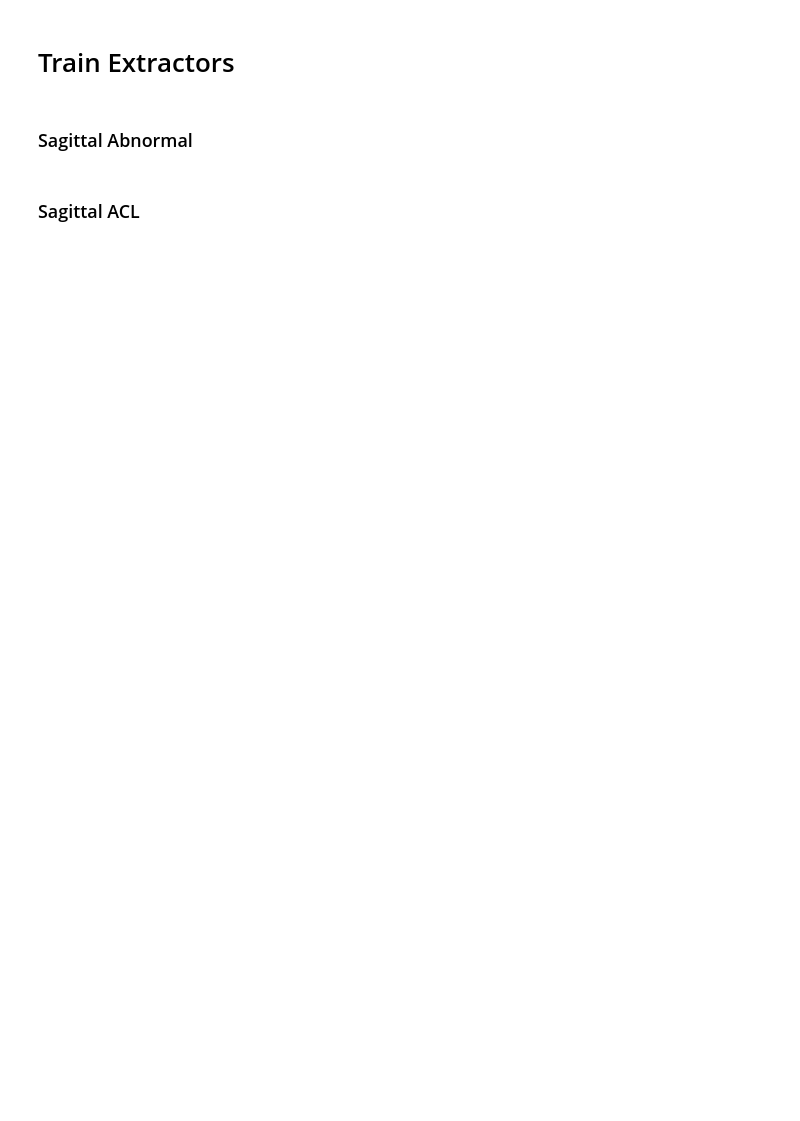
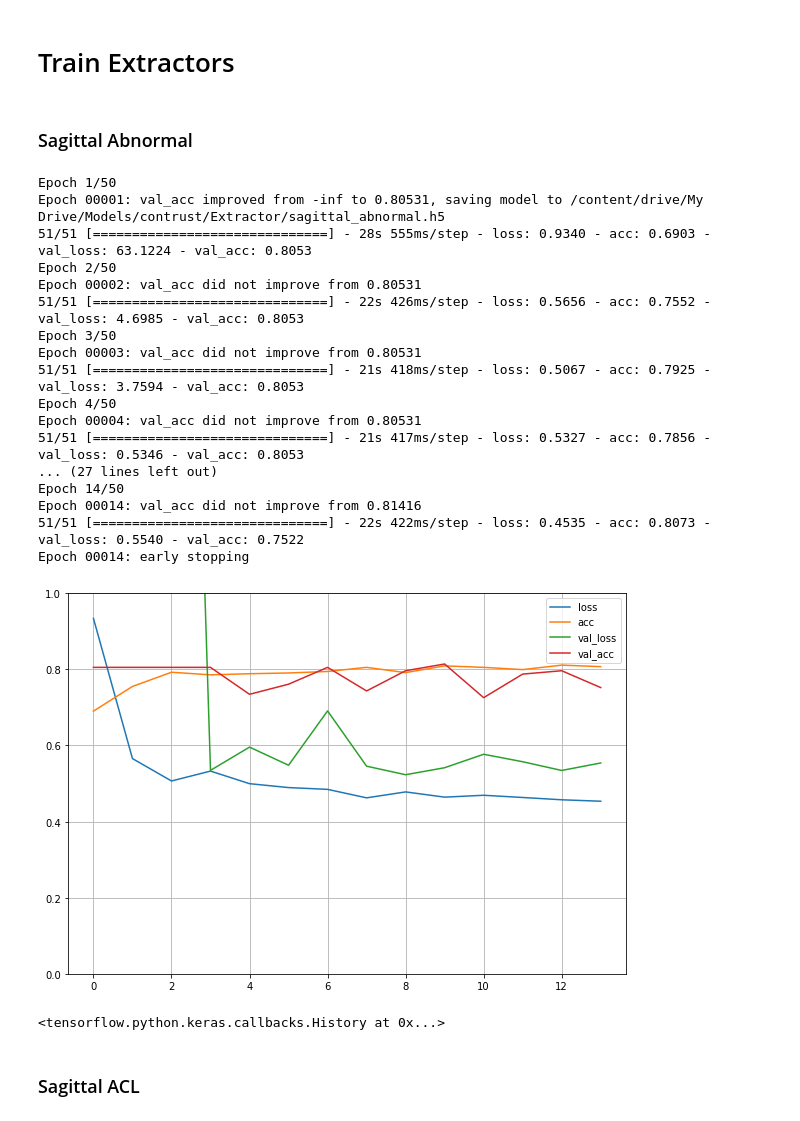
Before and after one commit to Jamaleldin/MRNET-for-Knee-Diagnosis, a Jupyter notebook: MRI_Contrast.ipynb, the cells around one changed output. Drawn from its saved outputs; the diff is of its cells as text; code cells hidden in the pictures; blank space fills up the shorter version.

```diff
--- a/MRI_Contrast.ipynb
+++ b/MRI_Contrast.ipynb
@@ -43,17 +46,25 @@ def extractor():
     model.add(BatchNormalization(axis=1))
     model.add(Activation('relu'))
     model.add(MaxPooling2D(pool_size=(2, 2)))
-
+    # forth block
+    model.add(Conv2D(256, (3, 3), padding='same'))
+    model.add(BatchNormalization(axis=1))
+    model.add(Activation('relu'))
+    model.add(Conv2D(256, (3, 3)))
+    model.add(BatchNormalization(axis=1))
+    model.add(Activation('relu'))
+    model.add(MaxPooling2D(pool_size=(2, 2)))
 
     # This part is to be removed as the same approach used before
-    # model.add(Flatten(name='flat_021'))
-    # model.add(Dense(1024,name='dense_022'))
-    # model.add(BatchNormalization(axis=1,name='batch_0023'))
-    # model.add(Activation('relu',name='relu_024'))
-    # model.add(Dense(1,name='dense_025'))
-    # model.add(Activation('sigmoid',name='soft_026'))
+    model.add(Flatten(name='flat_021'))
+    model.add(Dropout(0.5))
+    model.add(Dense(512,name='dense_022'))
+    model.add(BatchNormalization(axis=1,name='batch_0023'))
+    model.add(Activation('relu',name='relu_024'))
+    model.add(Dense(1,name='dense_025'))
+    model.add(Activation('sigmoid',name='sig_026'))
 
-    model.compile(loss='binary_crossentropy', optimizer=optimizers.Adam(1e-5), metrics=['acc'])
+    model.compile(loss='binary_crossentropy', optimizer='nadam', metrics=['acc'])
     return model
 # %%
 extractor().summary()
@@ -81,8 +123,28 @@ _________________________________________________________________
 
 ### Sagittal Abnormal
 # %%
-contrast_cnn = getCNN()
-processing.train_extractor(contrast_cnn, processing.inception, processing.sagittal, processing.abnormal)
+contrast_cnn = extractor()
+processing.train_extractor(contrast_cnn, processing.contrust, processing.sagittal, processing.abnormal)
+# %% [output]
+Epoch 1/50
+Epoch 00001: val_acc improved from -inf to 0.80531, saving model to /content/drive/My Drive/Models/contrust/Extractor/sagittal_abnormal.h5
+51/51 [==============================] - 28s 555ms/step - loss: 0.9340 - acc: 0.6903 - val_loss: 63.1224 - val_acc: 0.8053
+Epoch 2/50
+Epoch 00002: val_acc did not improve from 0.80531
+51/51 [==============================] - 22s 426ms/step - loss: 0.5656 - acc: 0.7552 - val_loss: 4.6985 - val_acc: 0.8053
+Epoch 3/50
+Epoch 00003: val_acc did not improve from 0.80531
+51/51 [==============================] - 21s 418ms/step - loss: 0.5067 - acc: 0.7925 - val_loss: 3.7594 - val_acc: 0.8053
+Epoch 4/50
+Epoch 00004: val_acc did not improve from 0.80531
+51/51 [==============================] - 21s 417ms/step - loss: 0.5327 - acc: 0.7856 - val_loss: 0.5346 - val_acc: 0.8053
+... (27 lines left out)
+Epoch 14/50
+Epoch 00014: val_acc did not improve from 0.81416
+51/51 [==============================] - 22s 422ms/step - loss: 0.4535 - acc: 0.8073 - val_loss: 0.5540 - val_acc: 0.7522
+Epoch 00014: early stopping
+[figure, added]
+<tensorflow.python.keras.callbacks.History at 0x...>
 # %% [markdown]
 
 ### Sagittal ACL
```
Also changed, not shown: parts of 39 cells of this notebook, 1 other file.
